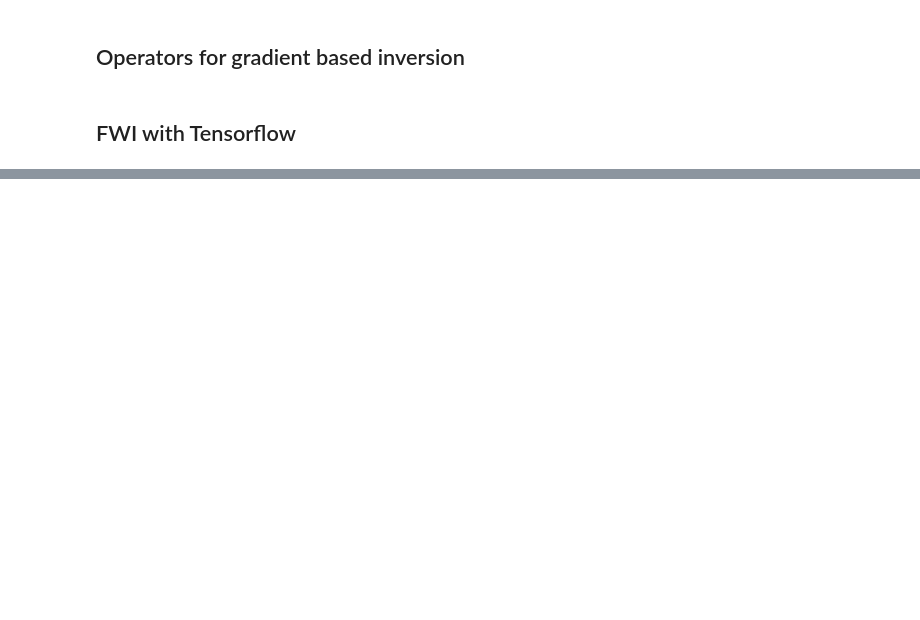
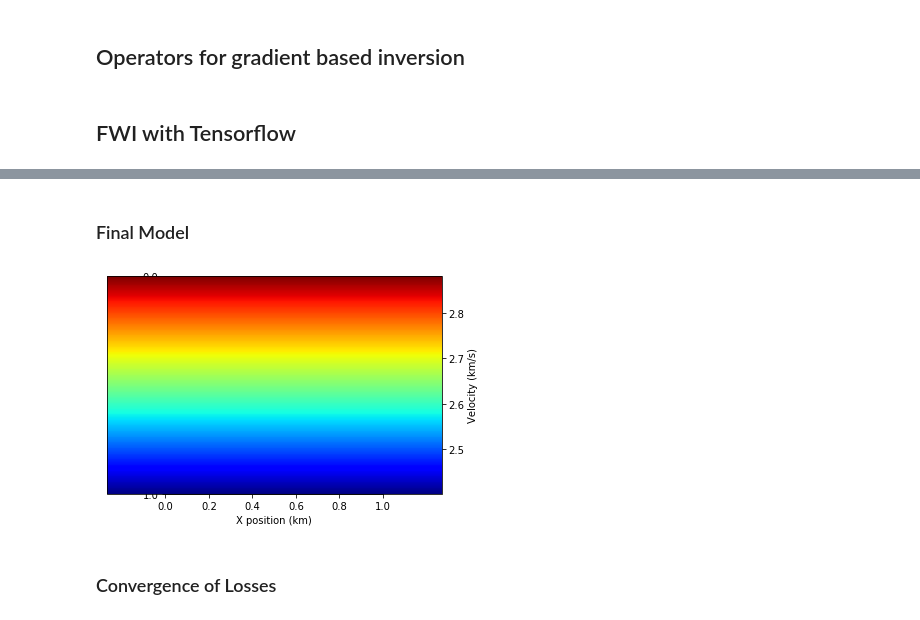
Before and after one commit to RajatRasal/FWI-Devito-with-TF-on-Dask-K8s-Cluster-for-GKE, a Jupyter notebook: notebooks/dask_kubernetes_K8_GCP_demo.ipynb, the cells around one changed output, grey strips where cells are left out. Drawn from its saved outputs; the diff is of its cells as text; code cells hidden in the pictures; blank space fills up the shorter version.

```diff
--- a/notebooks/dask_kubernetes_K8_GCP_demo.ipynb
+++ b/notebooks/dask_kubernetes_K8_GCP_demo.ipynb
@@ -187,3 +195,10 @@ class fg_pair:
+# %%
+from socket import gethostname, gethostbyname
+
+def get_scheduler_info(scheduler_port=30000):
+    scheduler_ip = gethostbyname(gethostname())
+    scheduler_addr = str(scheduler_ip) + ":" + str(scheduler_port)
+    return [scheduler_addr, scheduler_port]
 # %% [markdown]
 ## Operators for gradient based inversion
 # %%
@@ -292,0 +316,11 @@ class TF_Devito_Fwi:
+# %%
+optimizer = tf.train.MomentumOptimizer
+
+hparam = {'momentum': 0.4, 'use_nesterov': True}
+
+scheduler_addr, scheduler_port = get_scheduler_info()
+
+fwi = TF_Devito_Fwi(shots, receivers, true_model, smooth_model, t0, tn, f0,
+                    optimizer, hparam, scheduler_addr, scheduler_port, shots)
+
+fwi.client
@@ -293,11 +346,4 @@ class TF_Devito_Fwi:
 # %%
-optimizer = tf.train.MomentumOptimizer
-
-hparam = {'momentum': 0.4, 'use_nesterov': True}
-
-fwi = TF_Devito_Fwi(shots, receivers, true_model, smooth_model,
-                    t0, tn, f0, optimizer, hparam, 5)
-
 relative_losses = np.zeros((epochs, 1))
 
 for i, rl in enumerate(fwi.train(epochs)):
@@ -312,8 +363,14 @@ HTTP response body: {"kind":"Status","apiVersion":"v1","metadata":{},"status":"F
+# %% [markdown]
+### Final Model
 # %%
 nbpml = true_model.nbpml
-smooth_model.vp = np.sqrt(1. / smooth_model.m.data[nbpml:-nbpml, nbpml:-nbpml])
+fwi.smooth_model.vp = np.sqrt(1. / smooth_model.m.data[nbpml:-nbpml, nbpml:-nbpml])
 
-plot_velocity(smooth_model)
+plot_velocity(fwi.smooth_model)
+# %% [output]
+[figure, added]
+# %% [markdown]
+### Convergence of Losses
 # %%
 #NBVAL_SKIP
 import matplotlib.pyplot as plt
```
Also changed, not shown: parts of 17 cells of this notebook.
